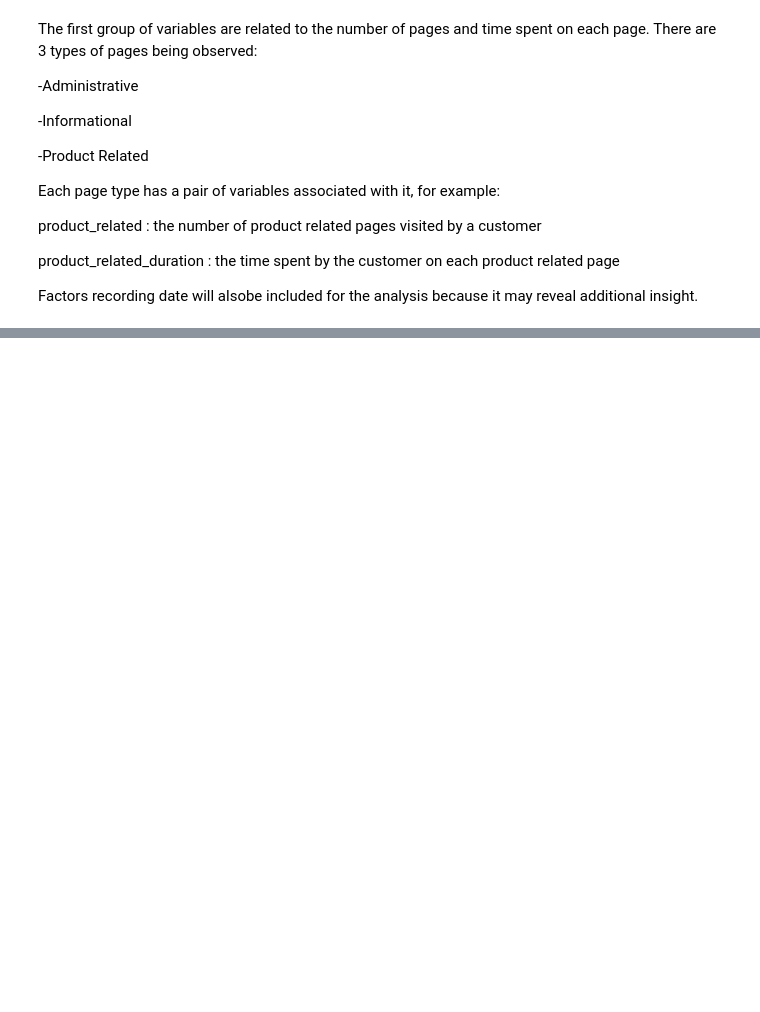
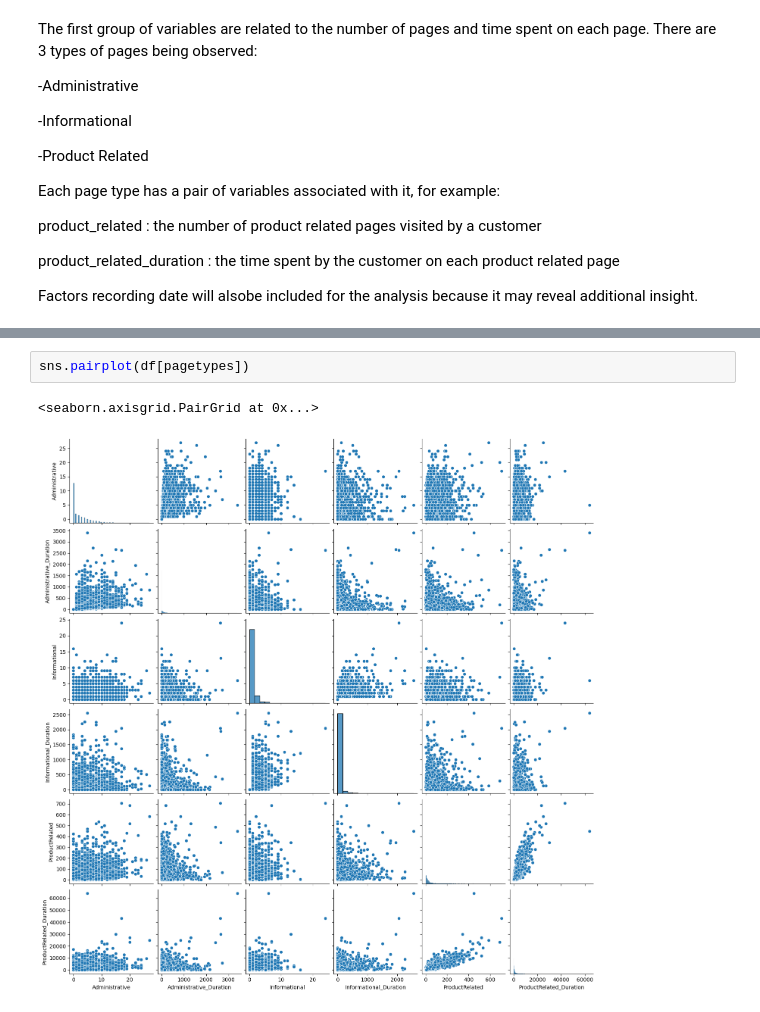
Before and after one commit to benbesthof/Clustering-SVM-to-Predict-Online-Purchases, a Jupyter notebook: B_Besthof_P2.ipynb, the cells around one changed output, grey strips where cells are left out. Saved outputs shown, nothing was run; the diff lists cells and outputs as text; blank space fills up the shorter version.

```diff
--- a/B_Besthof_P2.ipynb
+++ b/B_Besthof_P2.ipynb
@@ -119,0 +148,5 @@ customers = ['OperatingSystems', 'Browser', 'Region', 'TrafficType', 'VisitorTyp
+# %%
+sns.pairplot(df[pagetypes])
+# %% [output]
+<seaborn.axisgrid.PairGrid at 0x...>
+[figure, added]
```
Also changed, not shown: parts of 10 cells of this notebook.
